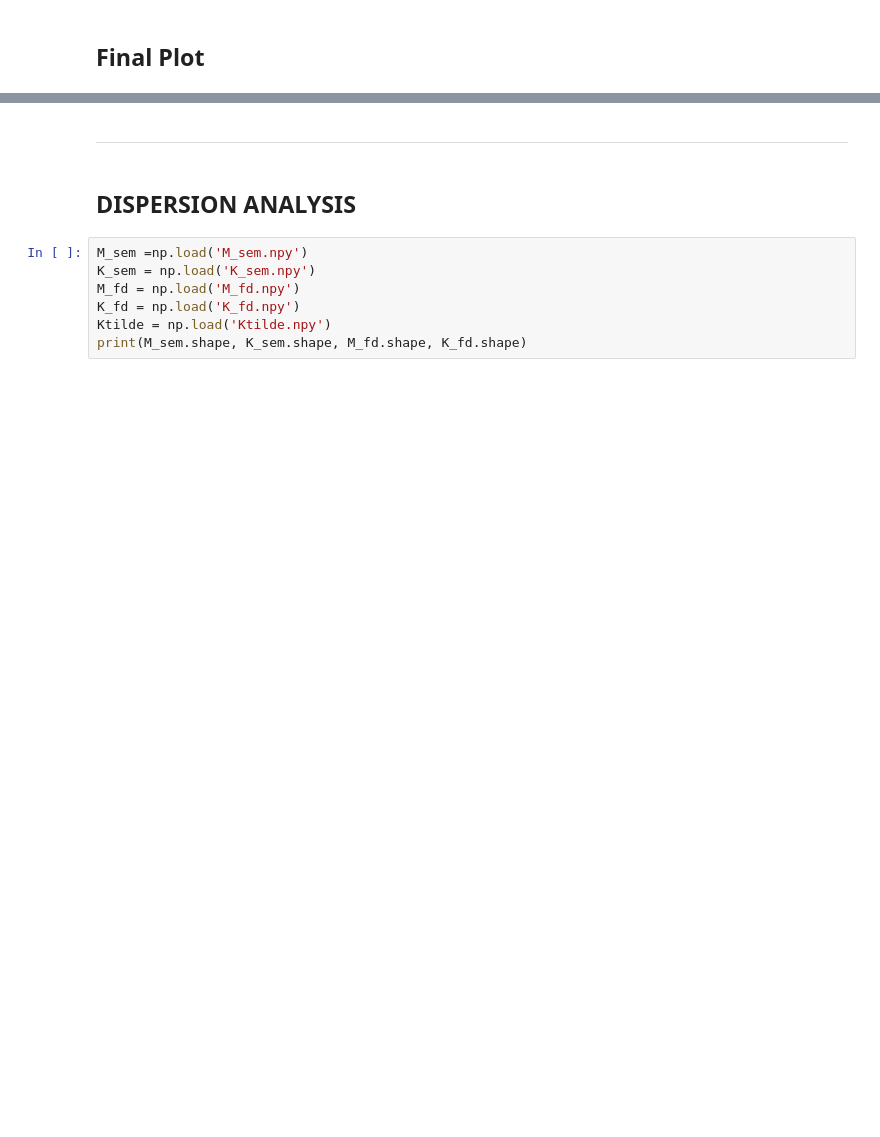
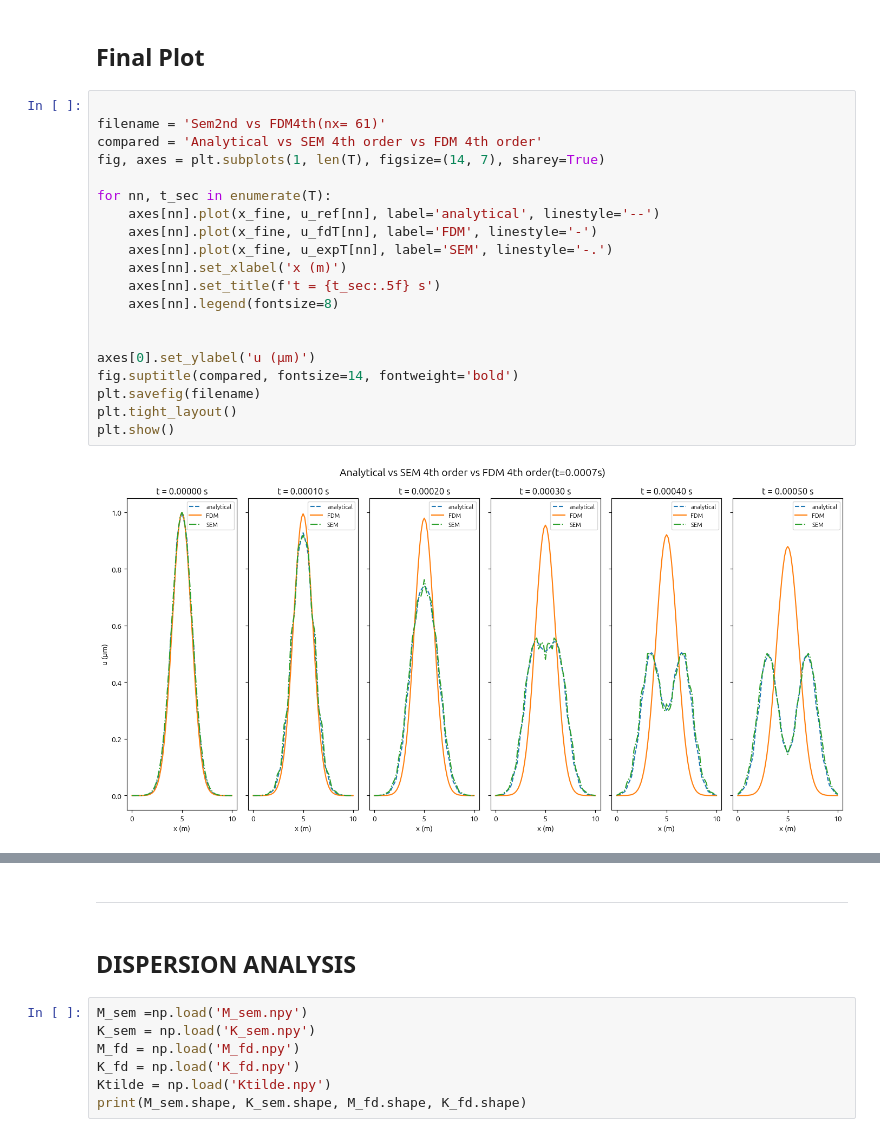
Before and after one commit to rka-tc/1D-elastic-wave-SEM-QC, a Jupyter notebook: main.ipynb, the cells around one changed output, grey strips where cells are left out. Drawn from its saved outputs; the diff is of its cells as text; blank space fills up the shorter version.

```diff
--- a/main.ipynb
+++ b/main.ipynb
@@ -262,3 +285,25 @@ print("max of fd:", np.max(u_fd_interp))
 # %% [markdown]
 ## Final Plot
+# %%
+
+filename = 'Sem2nd vs FDM4th(nx= 61)'
+compared = 'Analytical vs SEM 4th order vs FDM 4th order'
+fig, axes = plt.subplots(1, len(T), figsize=(14, 7), sharey=True)
+
+for nn, t_sec in enumerate(T):
+    axes[nn].plot(x_fine, u_ref[nn], label='analytical', linestyle='--')
+    axes[nn].plot(x_fine, u_fdT[nn], label='FDM', linestyle='-')
+    axes[nn].plot(x_fine, u_expT[nn], label='SEM', linestyle='-.')
+    axes[nn].set_xlabel('x (m)')
+    axes[nn].set_title(f't = {t_sec:.5f} s')
+    axes[nn].legend(fontsize=8)
+
+
+axes[0].set_ylabel('u (μm)')
+fig.suptitle(compared, fontsize=14, fontweight='bold')
+plt.savefig(filename)
+plt.tight_layout()
+plt.show()
+# %% [output]
+[figure, added]
 # %%
```
Also changed, not shown: parts of 28 cells of this notebook, 33 other files.
